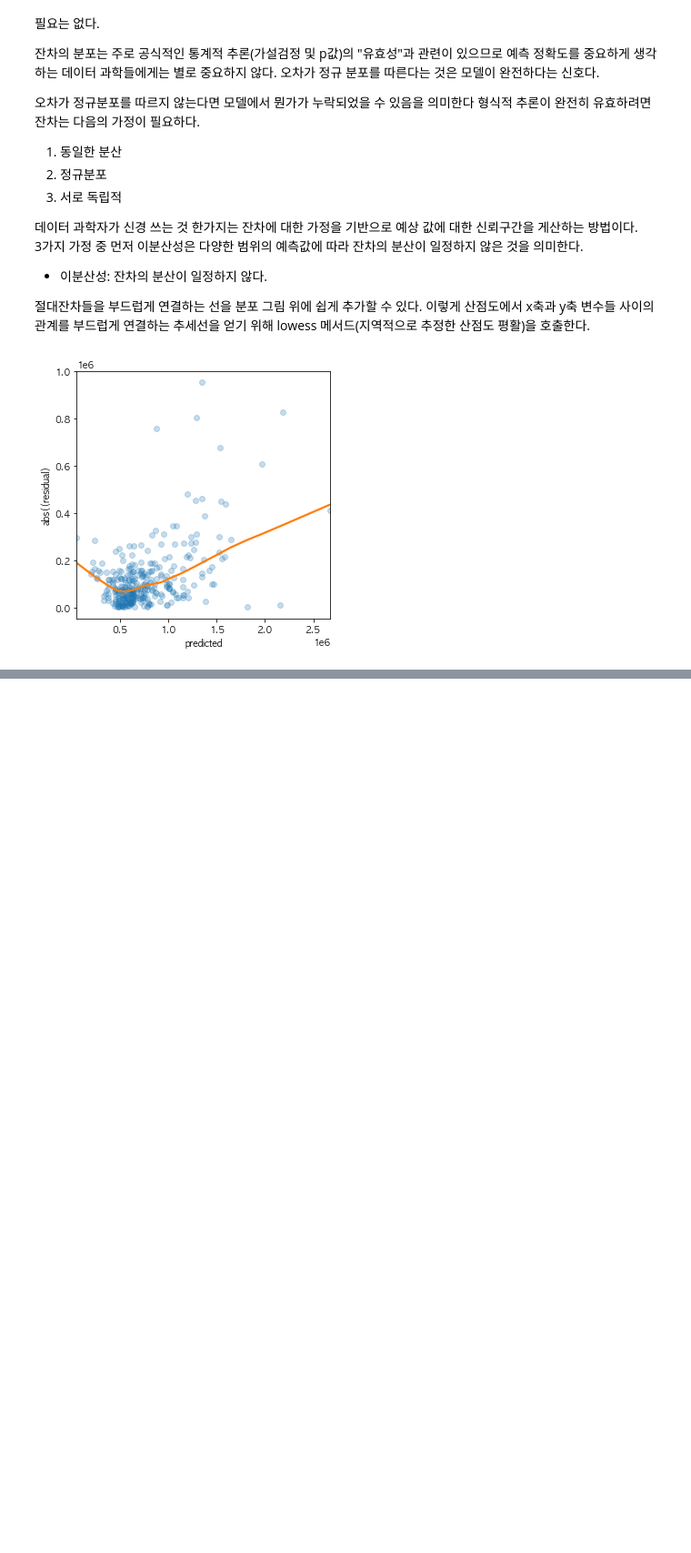
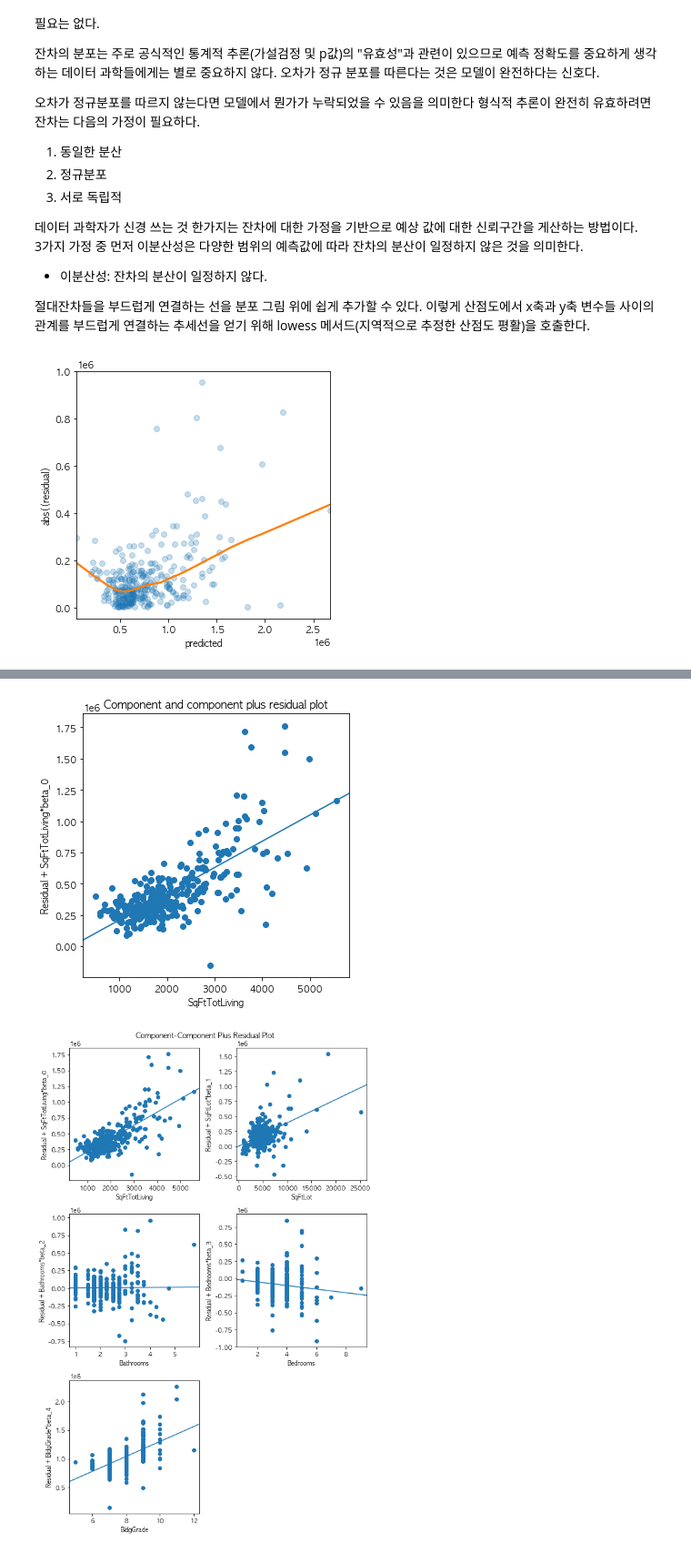
Before and after one commit to keemyo/Practical_Statistics, a Jupyter notebook: 04. 회귀와 예측.ipynb, the cells around one changed output, grey strips where cells are left out. Shown at 91% size. Saved outputs shown, nothing was run; the diff lists cells and outputs as text; code cells hidden in the pictures; blank space fills up the shorter version.

```diff
--- a/04. 회귀와 예측.ipynb
+++ b/04. 회귀와 예측.ipynb
@@ -925,0 +963,14 @@ plt.show()
+# %%
+### Partial Residual Plots and Nonlinearity
+
+fig, ax = plt.subplots(figsize=(5, 5))
+fig = sm.graphics.plot_ccpr(result_98105, 'SqFtTotLiving', ax=ax)
+
+plt.tight_layout()
+plt.show()
+
+fig = plt.figure(figsize=(8, 12))
+fig = sm.graphics.plot_ccpr_grid(result_98105, fig=fig)
+# %% [output]
+[figure, added]
+[figure, added]
```
Also changed, not shown: parts of 5 cells of this notebook.
